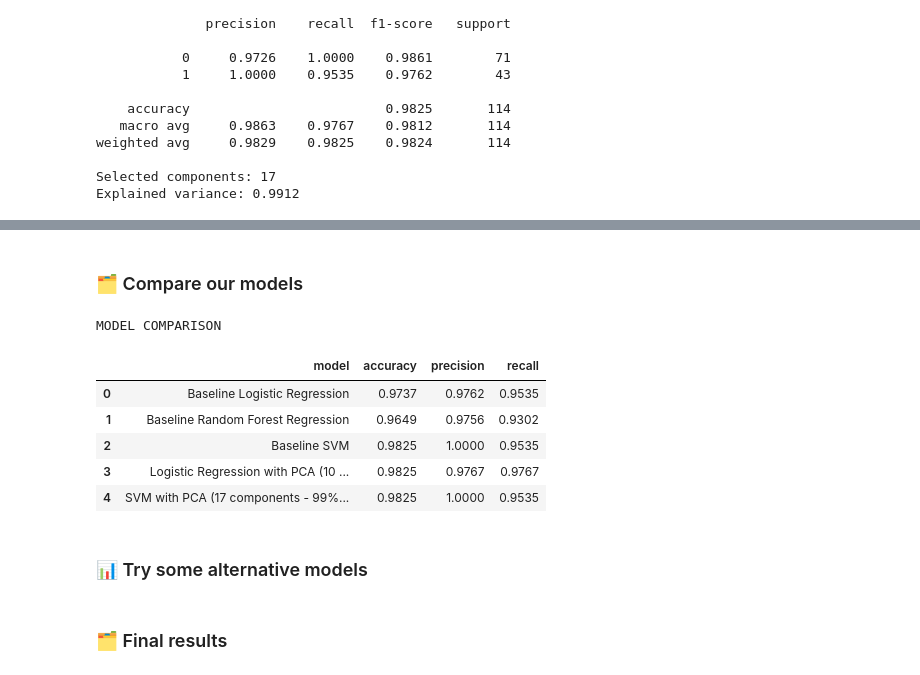
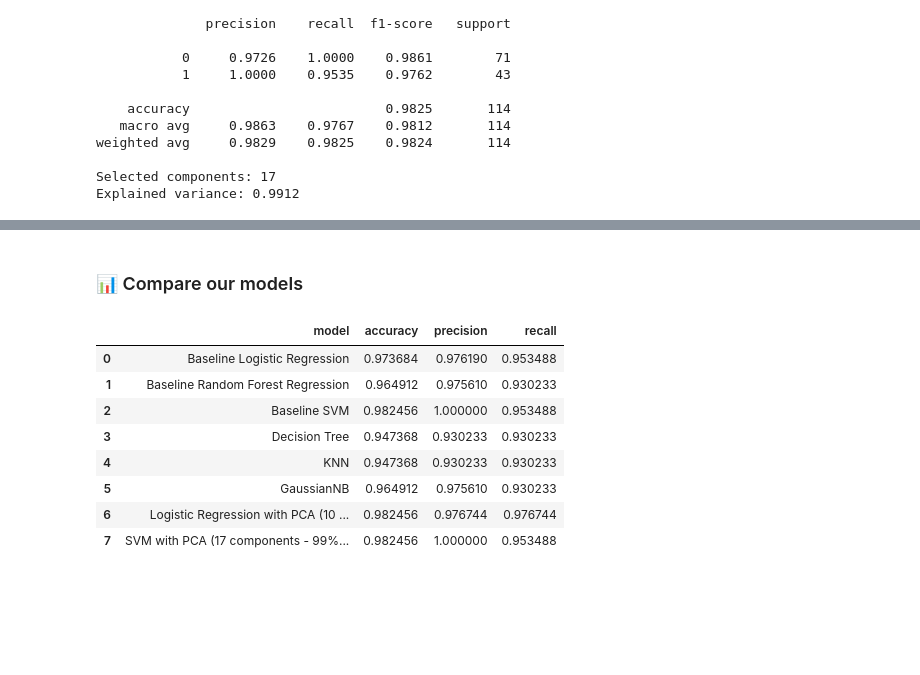
Before and after one commit to vasiagalan01/breast-cancer-classification-project, a Jupyter notebook: model-development/breast_cancer.ipynb, the cells around one changed output, grey strips where cells are left out. Cells and saved outputs as stored; diff of their text form; code cells hidden in the pictures; blank space fills up the shorter version.

```diff
--- a/model-development/breast_cancer.ipynb
+++ b/model-development/breast_cancer.ipynb
@@ -242,3 +250,33 @@ weighted avg     0.9737    0.9737    0.9736       114
     accuracy                         0.9825       114
    macro avg     0.9863    0.9767    0.9812       114
 weighted avg     0.9829    0.9825    0.9824       114
+# %%
+from sklearn.tree import DecisionTreeClassifier
+from sklearn.neighbors import KNeighborsClassifier
+from sklearn.naive_bayes import GaussianNB
+
+extra_models = {
+    "Decision Tree": DecisionTreeClassifier(random_state=42),
+    "KNN": Pipeline([
+        ("scaler", StandardScaler()),
+        ("model", KNeighborsClassifier(n_neighbors=7))
+    ]),
+    "GaussianNB": Pipeline([
+        ("scaler", StandardScaler()),
+        ("model", GaussianNB())
+    ])
+}
+
+for name, model in extra_models.items():
+    model.fit(X_train, y_train)
+    y_pred = model.predict(X_test)
+    print(f"\n=== {name} ===")
+    print("Accuracy:", round(accuracy_score(y_test, y_pred), 4))
+    print(classification_report(y_test, y_pred, digits=4))
+
+    results.append({
+    "model": name,
+    "accuracy": accuracy_score(y_test, y_pred),
+    "precision": precision_score(y_test, y_pred),
+    "recall": recall_score(y_test, y_pred, pos_label=1)
+    })
@@ -391,18 +435,15 @@ yticklabels=["Benign", "Malignant"]
 # %% [markdown]
-### 🗂️ Compare our models
+### 📊 Compare our models
 # %%
 results_df = pd.DataFrame(results)
-results_df = results_df.round(4)
-
-print("\nMODEL COMPARISON")
 results_df
 # %% [output]
-MODEL COMPARISON
 |  | model | accuracy | precision | recall |
-| 0 | Baseline Logistic Regression | 0.9737 | 0.9762 | 0.9535 |
-| 1 | Baseline Random Forest Regression | 0.9649 | 0.9756 | 0.9302 |
-| 2 | Baseline SVM | 0.9825 | 1.0000 | 0.9535 |
-| 3 | Logistic Regression with PCA (10 ... | 0.9825 | 0.9767 | 0.9767 |
-| 4 | SVM with PCA (17 components - 99%... | 0.9825 | 1.0000 | 0.9535 |
+| 0 | Baseline Logistic Regression | 0.973684 | 0.976190 | 0.953488 |
+| 1 | Baseline Random Forest Regression | 0.964912 | 0.975610 | 0.930233 |
+| 2 | Baseline SVM | 0.982456 | 1.000000 | 0.953488 |
+| 3 | Decision Tree | 0.947368 | 0.930233 | 0.930233 |
+| 4 | KNN | 0.947368 | 0.930233 | 0.930233 |
+| 5 | GaussianNB | 0.964912 | 0.975610 | 0.930233 |
+| 6 | Logistic Regression with PCA (10 ... | 0.982456 | 0.976744 | 0.976744 |
+| 7 | SVM with PCA (17 components - 99%... | 0.982456 | 1.000000 | 0.953488 |
-# %% [markdown]
-### 📊 Try some alternative models
@@ -441,2 +449,0 @@ all_results_df = pd.concat([results_df, extra_df], ignore_index=True)
-# %% [markdown]
-### 🗂️ Final results
```
Also changed, not shown: parts of 22 cells of this notebook, 2 other files.
